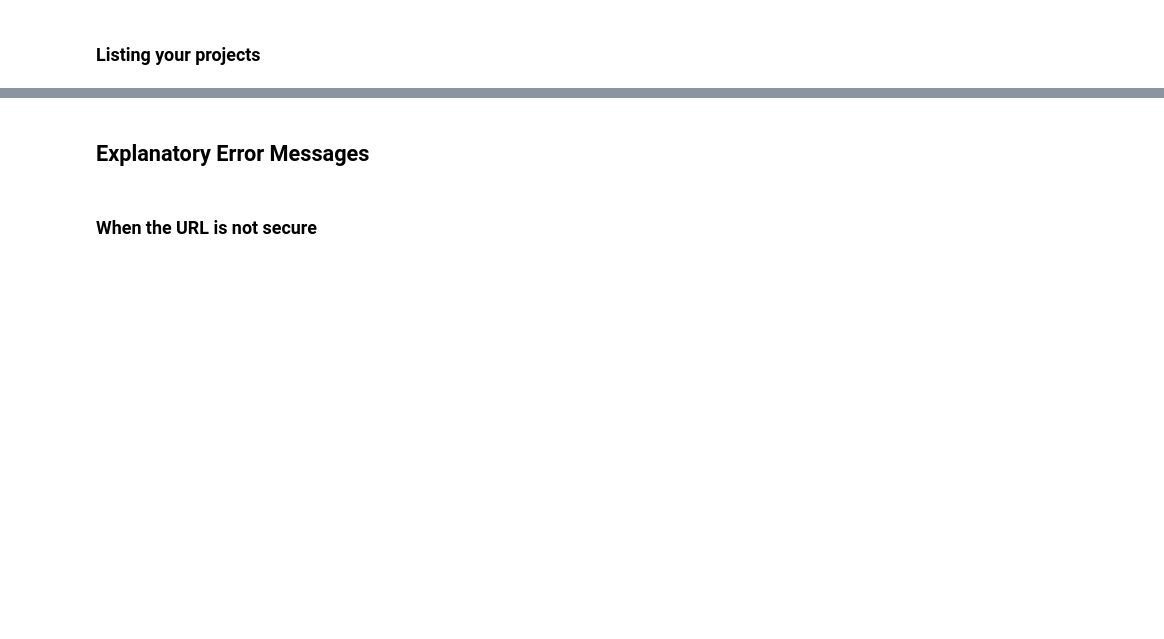
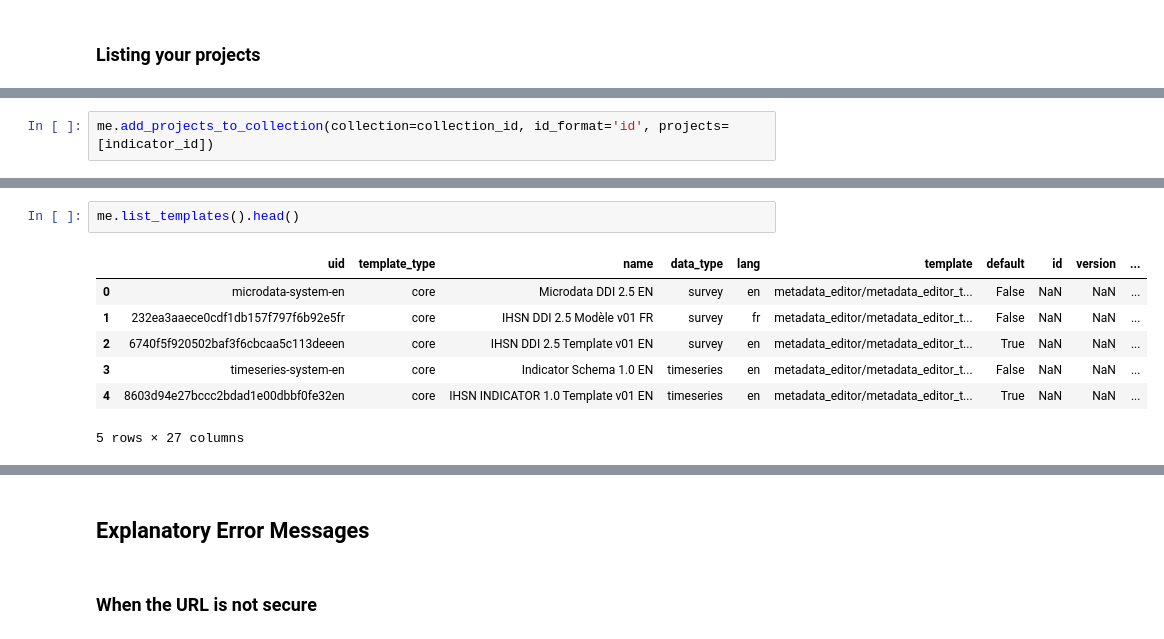
Before and after one commit to tonyfujs/pymetadataeditor, a Jupyter notebook: demo.ipynb, the cells around one changed output, grey strips where cells are left out. Drawn from its saved outputs; the diff is of its cells as text; blank space fills up the shorter version.

```diff
--- a/demo.ipynb
+++ b/demo.ipynb
@@ -132,0 +256,2 @@ me.delete_project_by_id(2669)
+# %%
+me.add_projects_to_collection(collection=collection_id, id_format='id', projects=[indicator_id])
@@ -132,0 +274,10 @@ me.delete_project_by_id(2669)
+# %%
+me.list_templates().head()
+# %% [output]
+|  | uid | template_type | name | data_type | lang | template | default | id | version | ... |
+| 0 | microdata-system-en | core | Microdata DDI 2.5 EN | survey | en | metadata_editor/metadata_editor_t... | False | NaN | NaN | ... |
+| 1 | 232ea3aaece0cdf1db157f797f6b92e5fr | core | IHSN DDI 2.5 Modèle v01 FR | survey | fr | metadata_editor/metadata_editor_t... | False | NaN | NaN | ... |
+| 2 | 6740f5f920502baf3f6cbcaa5c113deeen | core | IHSN DDI 2.5 Template v01 EN | survey | en | metadata_editor/metadata_editor_t... | True | NaN | NaN | ... |
+| 3 | timeseries-system-en | core | Indicator Schema 1.0 EN | timeseries | en | metadata_editor/metadata_editor_t... | False | NaN | NaN | ... |
+| 4 | 8603d94e27bccc2bdad1e00dbbf0fe32en | core | IHSN INDICATOR 1.0 Template v01 EN | timeseries | en | metadata_editor/metadata_editor_t... | True | NaN | NaN | ... |
+5 rows × 27 columns
```
Also changed, not shown: parts of 90 cells of this notebook, 25 other files.
